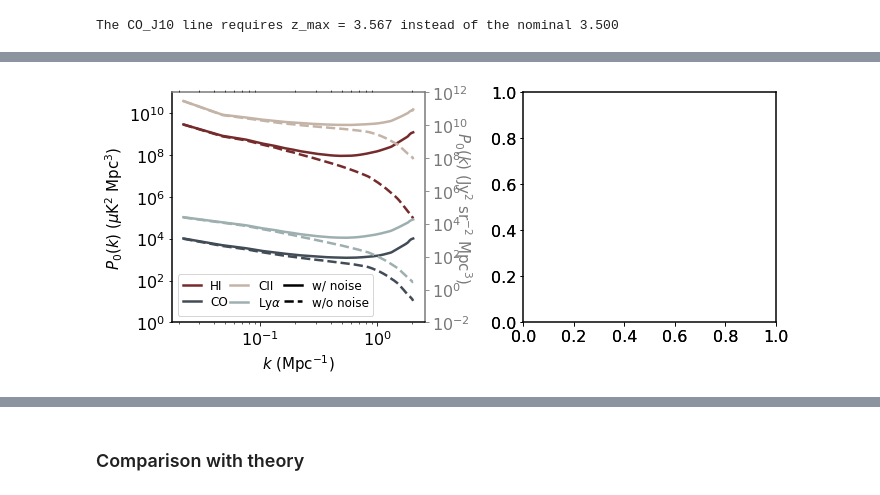
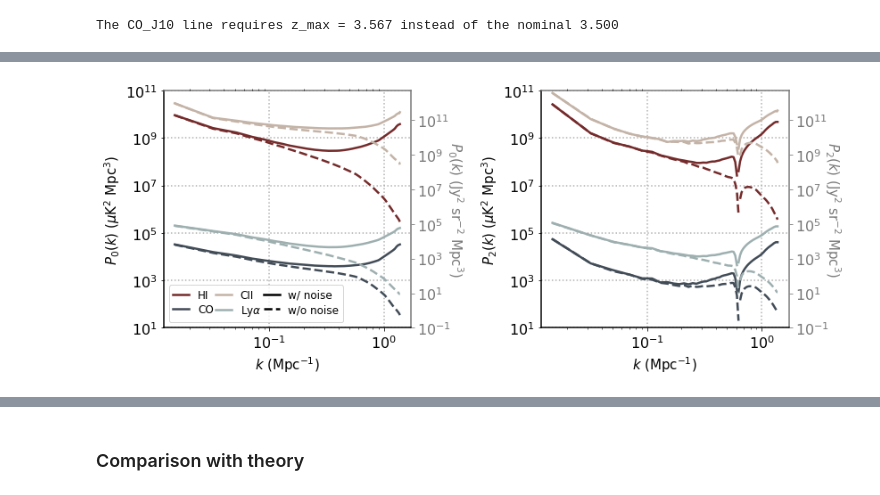
Before and after one commit to kokron/skyLine, a Jupyter notebook: notebooks/main_results_pop_and_stats.ipynb, the cells around one changed output, grey strips where cells are left out. Saved outputs shown, nothing was run; the diff lists cells and outputs as text; code cells hidden in the pictures.

```diff
--- a/notebooks/LIM LC Showcase.ipynb
+++ b/notebooks/main_results_pop_and_stats.ipynb
@@ -900,3 +892,23 @@ kHI_noise, PkHI_0_noise, PkHI_2_noise = np.load('../../PkHI_noise_T.npy')
+# %%
+kCO_noise, PkCO_0_noise, PkCO_2_noise = np.load('../../PkCO_noise_T.npy')
+kCO_noise = kCO_noise*(1/LC_CO.Mpch).to(1/u.Mpc)
+PkCO_0_noise = PkCO_0_noise*(u.uK**2*LC_CO.Mpch**3).to(u.uK**2*u.Mpc**3)
+PkCO_2_noise = PkCO_2_noise*(u.uK**2*LC_CO.Mpch**3).to(u.uK**2*u.Mpc**3)
+
+kCII_noise, PkCII_0_noise, PkCII_2_noise = np.load('../../PkCII_noise_I.npy')
+kCII_noise = kCII_noise*(1/LC_CO.Mpch).to(1/u.Mpc)
+PkCII_0_noise = PkCII_0_noise*((u.Jy/u.sr)**2*LC_CO.Mpch**3).to((u.Jy/u.sr)**2*u.Mpc**3)
+PkCII_2_noise = PkCII_2_noise*((u.Jy/u.sr)**2*LC_CO.Mpch**3).to((u.Jy/u.sr)**2*u.Mpc**3)
+
+kLya_noise, PkLya_0_noise, PkLya_2_noise = np.load('../../PkLya_noise_I.npy')
+kLya_noise = kLya_noise*(1/LC_CO.Mpch).to(1/u.Mpc)
+PkLya_0_noise = PkLya_0_noise*((u.Jy/u.sr)**2*LC_CO.Mpch**3).to((u.Jy/u.sr)**2*u.Mpc**3)
+PkLya_2_noise = PkLya_2_noise*((u.Jy/u.sr)**2*LC_CO.Mpch**3).to((u.Jy/u.sr)**2*u.Mpc**3)
+
+kHI_noise, PkHI_0_noise, PkHI_2_noise = np.load('../../PkHI_noise_T.npy')
+kHI_noise = kHI_noise*(1/LC_CO.Mpch).to(1/u.Mpc)
+PkHI_0_noise = PkHI_0_noise*(u.uK**2*LC_CO.Mpch**3).to(u.uK**2*u.Mpc**3)
+PkHI_2_noise = PkHI_2_noise*(u.uK**2*LC_CO.Mpch**3).to(u.uK**2*u.Mpc**3)
 # %%
 from matplotlib.lines import Line2D
 
@@ -906,7 +918,7 @@ light_red='#c4b3a7'
 light_blue='#9eafb0'
 grey='#787878'
 
-fig=plt.figure(figsize=(10,4.5))
+fig=plt.figure(figsize=(12,5))
 ax00=fig.add_subplot(121)
 ax01=fig.add_subplot(121, frame_on=False)
 
@@ -916,7 +928,7 @@ ax00.loglog(kHI_noise, PkHI_0_noise, color=dark_red)
 ax00.loglog(kHI_nonoise, PkHI_0_nonoise, '--', color=dark_red)
 ax00.set_xlabel("$k$ (Mpc$^{-1})$", fontsize = 15)
 ax00.set_ylabel("$P_0 (k)$ ($\mu$K$^2$ Mpc$^3$)", fontsize=15)
-ax00.set_ylim(1e0,1e11)
+ax00.set_ylim(1e1,1e11)
 
 ax01.xaxis.tick_top()
 ax01.yaxis.tick_right()
@@ -924,8 +936,8 @@ ax01.loglog(kLya_noise, PkLya_0_noise, color=light_blue)
 ax01.loglog(kLya_nonoise, PkLya_0_nonoise, '--', color=light_blue)
 ax01.loglog(kCII_noise, PkCII_0_noise, color=light_red)
 ax01.loglog(kCII_nonoise, PkCII_0_nonoise, '--', color=light_red)
-ax01.set_ylabel("$P_0 (k)$ (Jy$^2$ sr$^{-2}$ Mpc$^3$)",color=grey, fontsize=15, rotation=270)
-ax01.set_ylim(1e-2, 1e12)
+ax01.set_ylabel("$P_0 (k)$ (Jy$^2$ sr$^{-2}$ Mpc$^3$)",color=grey, fontsize=15, rotation=270, labelpad=15)
+ax01.set_ylim(1e-1, 5e12)
 
 ax01.yaxis.label.set_color(grey)
 ax01.yaxis.set_label_position('right')
@@ -936,6 +948,8 @@ ax01.spines['top'].set_edgecolor(grey)
 ax00.spines['right'].set_edgecolor(grey)
 ax00.spines['top'].set_edgecolor(grey)
 
+ax00.grid(linestyle='dotted', linewidth=1.5)
+
 custom_lines = [Line2D([0], [0], color=dark_red, lw=2.5),
                 Line2D([0], [0], color=dark_blue, lw=2.5),
                 Line2D([0], [0], color=light_red, lw=2.5),
@@ -943,49 +957,51 @@ custom_lines = [Line2D([0], [0], color=dark_red, lw=2.5),
                 Line2D([0], [0], color= 'black', lw=2.5),
                 Line2D([0], [0], linestyle='--',color= 'black', lw=2.5)]
 ax00.legend(custom_lines, ['HI', 'CO', 'CII',r'Ly$\alpha$', 'w/ noise', 'w/o noise'],
-            ncol=3, fontsize=12, labelspacing=0.3, columnspacing=0.2, handlelength=1.5)
+            ncol=3, fontsize=12, labelspacing=0.3, columnspacing=0.2, handlelength=1.5, loc='lower left')
 
 ax10=fig.add_subplot(122)
 ax11=fig.add_subplot(122, frame_on=False)
 
 ax10.loglog(kCO_noise[PkCO_2_noise>=0], PkCO_2_noise[PkCO_2_noise>=0], color=dark_blue)
 ax10.loglog(kCO_noise[PkCO_2_noise<0], abs(PkCO_2_noise[PkCO_2_noise<0]), color=dark_blue)
 ax10.loglog(kCO_noise[PkCO_2_nonoise>=0], PkCO_2_nonoise[PkCO_2_nonoise>=0], '--', color=dark_blue)
 ax10.loglog(kCO_noise[PkCO_2_nonoise<0], abs(PkCO_2_nonoise[PkCO_2_nonoise<0]), '--', color=dark_blue)
 ax10.loglog(kHI_noise[PkHI_2_noise>=0], PkHI_2_noise[PkHI_2_noise>=0], color=dark_red)
 ax10.loglog(kHI_noise[PkHI_2_noise<0], abs(PkHI_2_noise[PkHI_2_noise<0]), color=dark_red)
 ax10.loglog(kHI_noise[PkHI_2_nonoise>=0], PkHI_2_nonoise[PkHI_2_nonoise>=0], '--', color=dark_red)
 ax10.loglog(kHI_noise[PkHI_2_nonoise<0], abs(PkHI_2_nonoise[PkHI_2_nonoise<0]), '--', color=dark_red)
 
 ax10.set_xlabel("$k$ (Mpc$^{-1})$", fontsize = 15)
-ax10.set_ylabel("$P_0 (k)$ ($\mu$K$^2$ Mpc$^3$)", fontsize=15)
-ax10.set_ylim(1e0,1e11)
+ax10.set_ylabel("$P_2 (k)$ ($\mu$K$^2$ Mpc$^3$)", fontsize=15)
+ax10.set_ylim(1e1,1e11)
 
 ax11.xaxis.tick_top()
 ax11.yaxis.tick_right()
 
 ax11.loglog(kLya_noise[PkLya_2_noise>=0], PkLya_2_noise[PkLya_2_noise>=0], color=light_blue)
 ax11.loglog(kLya_noise[PkLya_2_noise<0], abs(PkLya_2_noise[PkLya_2_noise<0]), color=light_blue)
 ax11.loglog(kLya_noise[PkLya_2_nonoise>=0], PkLya_2_nonoise[PkLya_2_nonoise>=0], '--', color=light_blue)
 ax11.loglog(kLya_noise[PkLya_2_nonoise<0], abs(PkLya_2_nonoise[PkLya_2_nonoise<0]), '--', color=light_blue)
 ax11.loglog(kCII_noise[PkCII_2_noise>=0], PkCII_2_noise[PkCII_2_noise>=0], color=light_red)
 ax11.loglog(kCII_noise[PkCII_2_noise<0], abs(PkCII_2_noise[PkCII_2_noise<0]), color=light_red)
 ax11.loglog(kCII_noise[PkCII_2_nonoise>=0], PkCII_2_nonoise[PkCII_2_nonoise>=0], '--', color=light_red)
 ax11.loglog(kCII_noise[PkCII_2_nonoise<0], abs(PkCII_2_nonoise[PkCII_2_nonoise<0]), '--', color=light_red)
 
-ax01.set_ylabel("$P_0 (k)$ (Jy$^2$ sr$^{-2}$ Mpc$^3$)",color=grey, fontsize=15, rotation=270)
-ax01.set_ylim(1e-2, 1e12)
+ax11.set_ylabel("$P_2 (k)$ (Jy$^2$ sr$^{-2}$ Mpc$^3$)",color=grey, fontsize=15, rotation=270, labelpad=15)
+ax11.set_ylim(1e-1, 5e12)
 
-ax01.yaxis.label.set_color(grey)
-ax01.yaxis.set_label_position('right')
-ax01.tick_params(axis='y', colors=grey)
-ax01.axes.get_xaxis().set_ticks([])
-ax01.tick_params(axis='x', colors=grey)
-ax01.spines['top'].set_edgecolor(grey)
-ax00.spines['right'].set_edgecolor(grey)
-ax00.spines['top'].set_edgecolor(grey)
+ax11.yaxis.label.set_color(grey)
+ax11.yaxis.set_label_position('right')
+ax11.tick_params(axis='y', colors=grey)
+ax11.axes.get_xaxis().set_ticks([])
+ax11.tick_params(axis='x', colors=grey)
+ax11.spines['top'].set_edgecolor(grey)
+ax10.spines['right'].set_edgecolor(grey)
+ax10.spines['top'].set_edgecolor(grey)
+
+ax10.grid(linestyle='dotted', linewidth=1.5)
 
 plt.tight_layout()
 plt.show()
 # %% [output]
-[figure, old version]
+[figure, new version]
```
Also changed, not shown: parts of 15 cells of this notebook, 5 other files.
